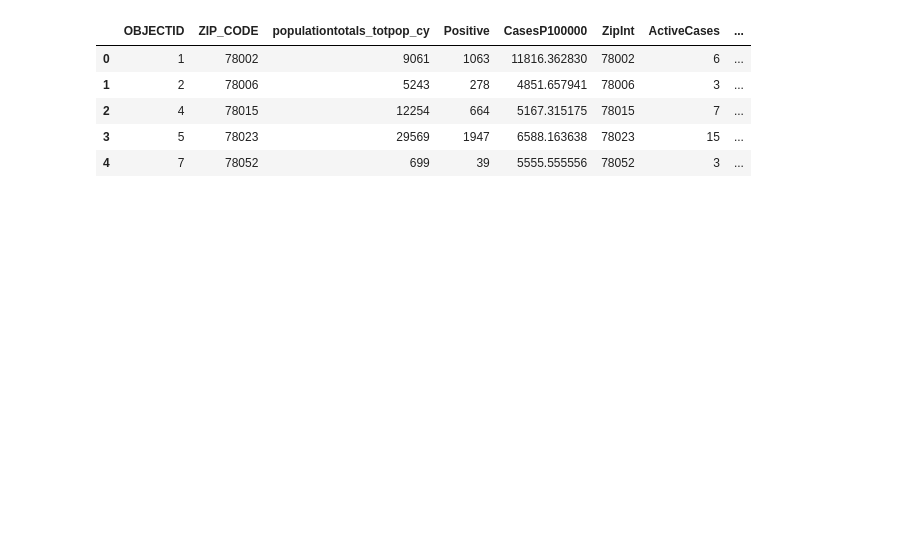
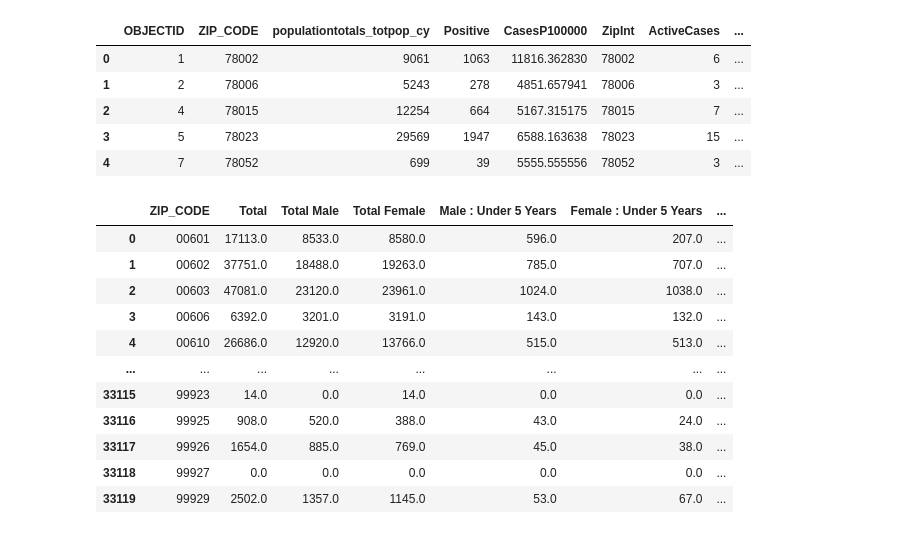
Before and after one commit to bakerv/COVID19, a Jupyter notebook: mersvid.ipynb, the cells around one changed output. Saved outputs shown, nothing was run; the diff lists cells and outputs as text; code cells hidden in the pictures; blank space fills up the shorter version.

```diff
--- a/mersvid.ipynb
+++ b/mersvid.ipynb
@@ -53,36 +54,53 @@ census_df = census_df.rename(columns = {"B01001_001E" : "Total", "B01001_002E" :
                                         "B01001_026E" : "Total Female", "B01001_003E" : "Male : Under 5 Years",
                                         "B01001_027E" : "Female : Under 5 Years", "B01001_004E" : "Male : 5 to 9 Years",
                                         "B01001_028E" : "Female : 5 to 9 Years", "B01001_005E" : "Male : 10 to 14 Years",
                                         "B01001_029E" : "Female : 10 to 14 Years", "B01001_006E" : "Male : 15 to 17 Years",
                                         "B01001_030E" : "Female : 15 to 17 Years", "B01001_007E" : "Male : 18 and 19 Years",
                                         "B01001_031E" : "Female : 18 and 19 Years", "B01001_008E" : "Male : 20 Years",
                                         "B01001_032E" : "Female : 20 Years", "B01001_009E" : "Male : 21 Years",
                                         "B01001_033E" : "Female : 21 Years", "B01001_010E" : "Male : 22 to 24 Years",
                                         "B01001_034E" : "Female : 22 to 24 Years", "B01001_011E" : "Male : 25 to 29 Years",
                                         "B01001_035E" : "Female : 25 to 29 Years", "B01001_012E" : "Male : 30 to 34 Years",
                                         "B01001_036E" : "Female : 30 to 34 Years", "B01001_013E" : "Male : 35 to 39 Years",
                                         "B01001_037E" : "Female : 35 to 39 Years", "B01001_014E" : "Male : 40 to 44 Years",
                                         "B01001_038E" : "Female : 40 to 44 Years", "B01001_015E" : "Male : 45 to 49 Years",
                                         "B01001_039E" : "Female : 45 to 49 Years", "B01001_016E" : "Male : 50 to 54 Years",
                                         "B01001_040E" : "Female : 50 to 54 Years", "B01001_017E" : "Male : 55 to 59 Years",
                                         "B01001_041E" : "Female : 55 to 59 Years", "B01001_018E" : "Male : 60 and 61 Years",
                                         "B01001_042E" : "Female : 60 to 61 Years", "B01001_019E" : "Male : 62 to 64 Years",
                                         "B01001_043E" : "Female : 62 to 64 Years", "B01001_020E" : "Male : 65 and 66 Years",
                                         "B01001_044E" : "Female : 65 and 66 Years", "B01001_021E" : "Male : 67 to 69 Years",
                                         "B01001_045E" : "Female : 67 to 69 Years", "B01001_022E" : "Male : 70 to 74 Years",
                                         "B01001_046E" : "Female : 70 to 74 Years", "B01001_023E" : "Male : 75 to 79 Years",
                                         "B01001_047E" : "Female : 75 to 79 Years", "B01001_024E" : "Male : 80 to 84 Years",
                                         "B01001_048E" : "Female : 80 to 84 Years", "B01001_025E" : "Male : 85 Years and Over",
                                         "B01001_049E" : "Female : 85 Years and Over", "NAME": "Name",
                                         "zip code tabulation area" : "ZIP_CODE"})
 
-# #Final Dataframe
-census_df = census_df[["ZIP_CODE", "Total", "Total Male", "Total Female", "Male : Under 5 Years", "Female : 5 to 9 Years",
-                      "Male : 10 to 14 Years", "Female : 10 to 14 Years", "Male : 15 to 17 Years", "Female : 18 and 19 Years",
+##Final Dataframe
+census_df = census_df[["ZIP_CODE", "Total", "Total Male", "Total Female", "Male : Under 5 Years", "Female : Under 5 Years", "Male : 5 to 9 Years", "Female : 5 to 9 Years",
+                      "Male : 10 to 14 Years", "Female : 10 to 14 Years", "Male : 15 to 17 Years", "Female : 15 to 17 Years", "Male : 18 and 19 Years", "Female : 18 and 19 Years",
                       "Male : 20 Years", "Female : 20 Years", "Male : 21 Years", "Female : 21 Years", "Male : 22 to 24 Years",
-                      "Female : 22 to 24 Years", "Male : 25 to 29 Years", "B01001_035E" : "Female : 25 to 29 Years", "Male : 30 to 34 Years",
-                      "Female : 30 to 34 Years", "Male : 35 to 39 Years",]]
-
+                      "Female : 22 to 24 Years", "Male : 25 to 29 Years", "Female : 25 to 29 Years", "Male : 30 to 34 Years",
+                      "Female : 30 to 34 Years", "Male : 35 to 39 Years", "Female : 35 to 39 Years", "Male : 40 to 44 Years",
+                      "Female : 40 to 44 Years", "Male : 45 to 49 Years", "Female : 45 to 49 Years", "Male : 50 to 54 Years",
+                      "Female : 50 to 54 Years", "Male : 55 to 59 Years", "Female : 55 to 59 Years", "Male : 60 and 61 Years",
+                      "Female : 60 to 61 Years", "Male : 62 to 64 Years", "Female : 62 to 64 Years", "Male : 65 and 66 Years",
+                      "Female : 65 and 66 Years", "Male : 67 to 69 Years", "Female : 67 to 69 Years", "Male : 70 to 74 Years",
+                      "Female : 70 to 74 Years", "Male : 75 to 79 Years", "Female : 75 to 79 Years", "Male : 80 to 84 Years",
+                      "Female : 80 to 84 Years", "Male : 85 Years and Over", "Female : 85 Years and Over"]]
 #Visualize
 pd.DataFrame(census_df)
 # %% [output]
+|  | ZIP_CODE | Total | Total Male | Total Female | Male : Under 5 Years | Female : Under 5 Years | ... |
+| 0 | 00601 | 17113.0 | 8533.0 | 8580.0 | 596.0 | 207.0 | ... |
+| 1 | 00602 | 37751.0 | 18488.0 | 19263.0 | 785.0 | 707.0 | ... |
+| 2 | 00603 | 47081.0 | 23120.0 | 23961.0 | 1024.0 | 1038.0 | ... |
+| 3 | 00606 | 6392.0 | 3201.0 | 3191.0 | 143.0 | 132.0 | ... |
+| 4 | 00610 | 26686.0 | 12920.0 | 13766.0 | 515.0 | 513.0 | ... |
+| ... | ... | ... | ... | ... | ... | ... | ... |
+| 33115 | 99923 | 14.0 | 0.0 | 14.0 | 0.0 | 0.0 | ... |
+| 33116 | 99925 | 908.0 | 520.0 | 388.0 | 43.0 | 24.0 | ... |
+| 33117 | 99926 | 1654.0 | 885.0 | 769.0 | 45.0 | 38.0 | ... |
+| 33118 | 99927 | 0.0 | 0.0 | 0.0 | 0.0 | 0.0 | ... |
+| 33119 | 99929 | 2502.0 | 1357.0 | 1145.0 | 53.0 | 67.0 | ... |
```
Also changed, not shown: parts of 8 cells of this notebook.
